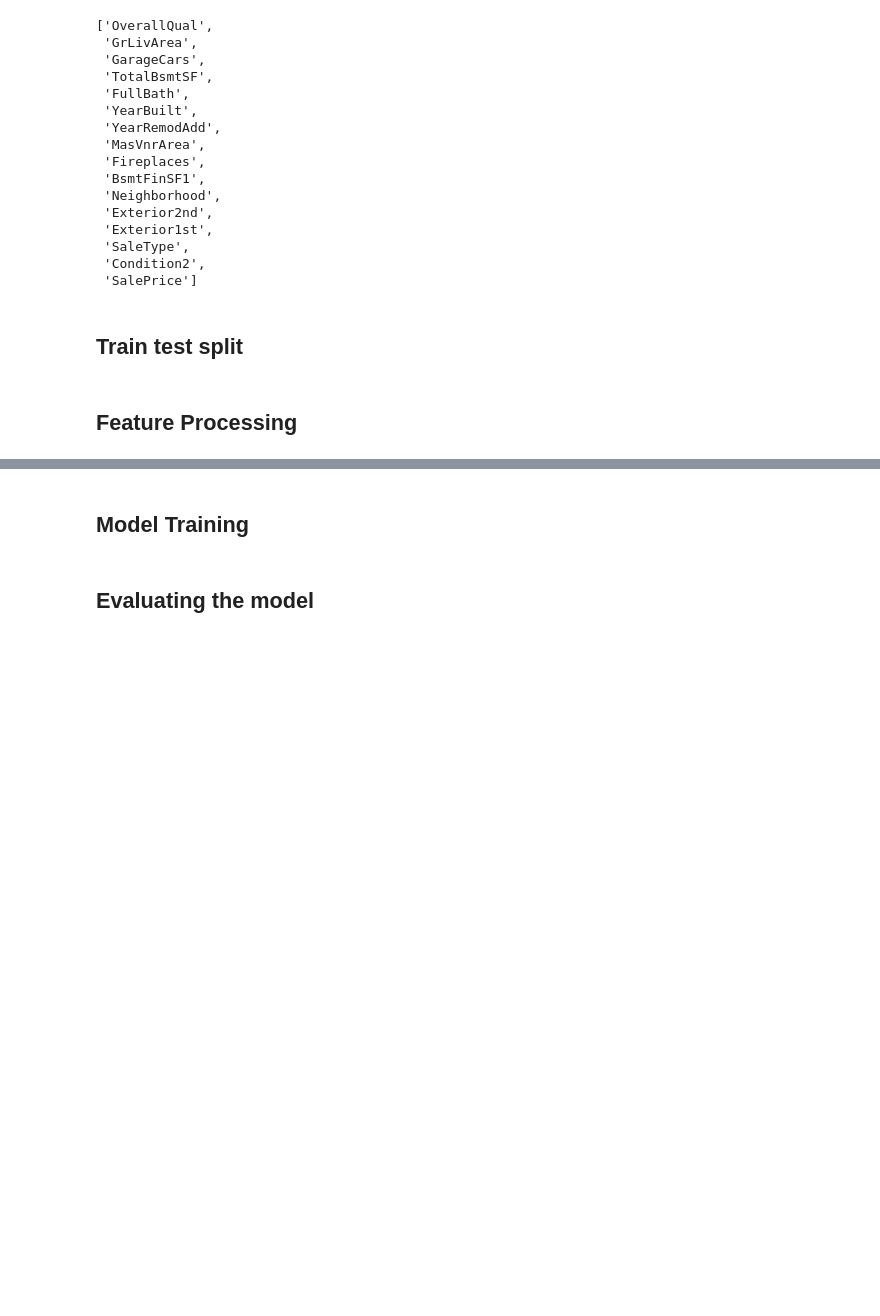
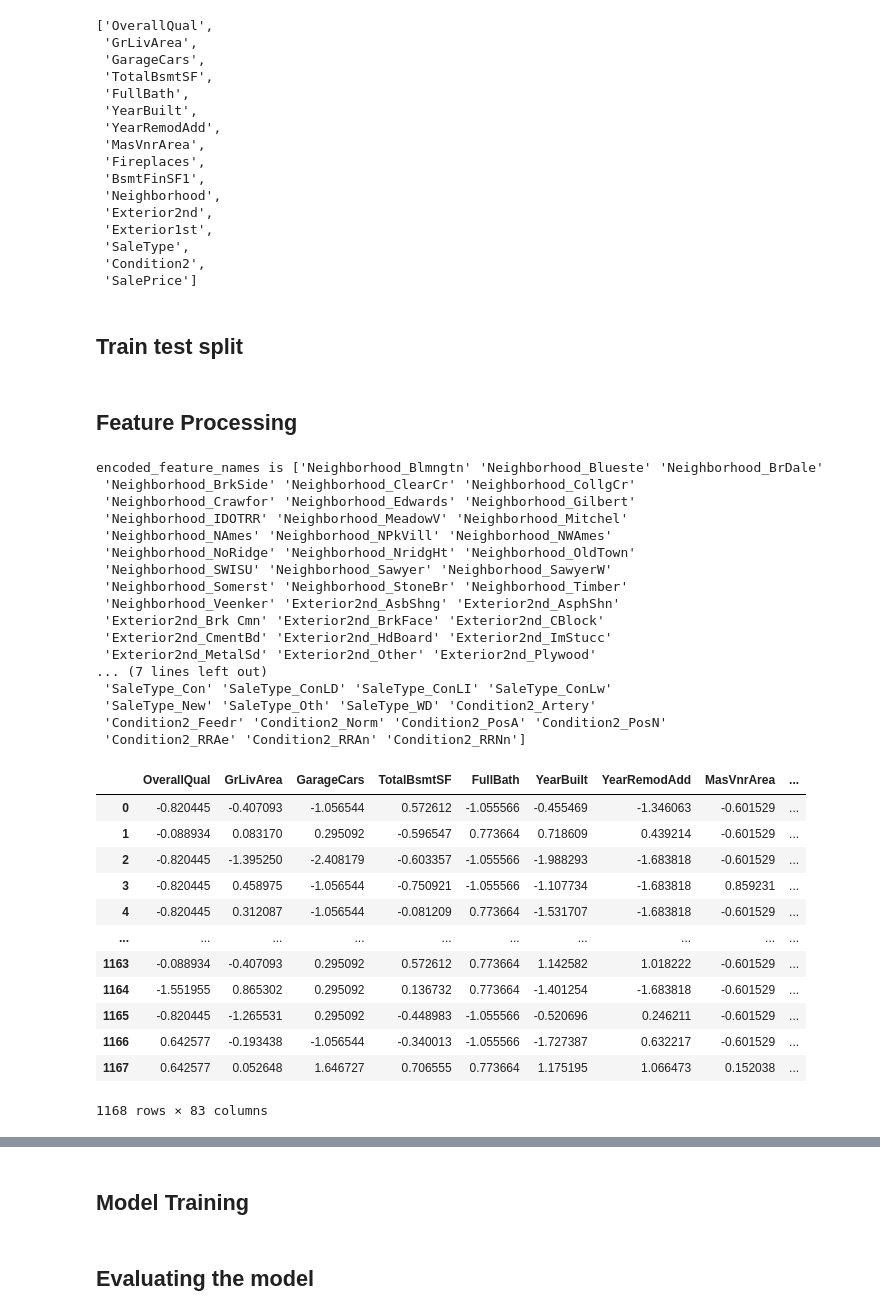
Before and after one commit to anandhukrishna1998/dsp-anandhu-krishna, a Jupyter notebook: notebooks/house-prices-modeling.ipynb, the cells around one changed output, grey strips where cells are left out. Cells and saved outputs as stored; diff of their text form; code cells hidden in the pictures; blank space fills up the shorter version.

```diff
--- a/notebooks/house-prices-modeling.ipynb
+++ b/notebooks/house-prices-modeling.ipynb
@@ -265,24 +281,63 @@ X_train, X_test, y_train, y_test = train_test_split(X, y, test_size=0.2, random_
 # %%
 # Feature Processing
 numeric_features = top_10_numerical_features
 
 categorical_features = top_5_categorical_features_list
 
 # Numeric feature scaling
 scaler = StandardScaler()
 X_train_scaled = scaler.fit_transform(X_train[numeric_features])
 X_test_scaled = scaler.transform(X_test[numeric_features])
 test_data_scaled = scaler.transform(test_data[numeric_features])
 
 
 # Categorical feature encoding
 encoder = OneHotEncoder(handle_unknown='ignore')
 X_train_encoded = encoder.fit_transform(X_train[categorical_features])
 X_test_encoded = encoder.transform(X_test[categorical_features])
 test_data_encoded = encoder.transform(test_data[categorical_features])
 
 
 # Combine scaled numeric features and encoded categorical features
 X_train_processed = np.hstack((X_train_scaled, X_train_encoded.toarray()))
 X_test_processed = np.hstack((X_test_scaled, X_test_encoded.toarray()))
 test_data_processed = np.hstack((test_data_scaled, test_data_encoded.toarray()))
+
+
+encoded_feature_names = encoder.get_feature_names_out(categorical_features)
+print('encoded_feature_names is' , encoded_feature_names)
+all_feature_names = np.concatenate([numeric_features, encoded_feature_names])
+#print("all_feature_names" , all_feature_names)
+X_train_processed_df = pd.DataFrame(X_train_processed, columns=all_feature_names)
+X_train_processed_df
+# %% [output]
+encoded_feature_names is ['Neighborhood_Blmngtn' 'Neighborhood_Blueste' 'Neighborhood_BrDale'
+ 'Neighborhood_BrkSide' 'Neighborhood_ClearCr' 'Neighborhood_CollgCr'
+ 'Neighborhood_Crawfor' 'Neighborhood_Edwards' 'Neighborhood_Gilbert'
+ 'Neighborhood_IDOTRR' 'Neighborhood_MeadowV' 'Neighborhood_Mitchel'
+ 'Neighborhood_NAmes' 'Neighborhood_NPkVill' 'Neighborhood_NWAmes'
+ 'Neighborhood_NoRidge' 'Neighborhood_NridgHt' 'Neighborhood_OldTown'
+ 'Neighborhood_SWISU' 'Neighborhood_Sawyer' 'Neighborhood_SawyerW'
+ 'Neighborhood_Somerst' 'Neighborhood_StoneBr' 'Neighborhood_Timber'
+ 'Neighborhood_Veenker' 'Exterior2nd_AsbShng' 'Exterior2nd_AsphShn'
+ 'Exterior2nd_Brk Cmn' 'Exterior2nd_BrkFace' 'Exterior2nd_CBlock'
+ 'Exterior2nd_CmentBd' 'Exterior2nd_HdBoard' 'Exterior2nd_ImStucc'
+ 'Exterior2nd_MetalSd' 'Exterior2nd_Other' 'Exterior2nd_Plywood'
+... (7 lines left out)
+ 'SaleType_Con' 'SaleType_ConLD' 'SaleType_ConLI' 'SaleType_ConLw'
+ 'SaleType_New' 'SaleType_Oth' 'SaleType_WD' 'Condition2_Artery'
+ 'Condition2_Feedr' 'Condition2_Norm' 'Condition2_PosA' 'Condition2_PosN'
+ 'Condition2_RRAe' 'Condition2_RRAn' 'Condition2_RRNn']
+|  | OverallQual | GrLivArea | GarageCars | TotalBsmtSF | FullBath | YearBuilt | YearRemodAdd | MasVnrArea | ... |
+| 0 | -0.820445 | -0.407093 | -1.056544 | 0.572612 | -1.055566 | -0.455469 | -1.346063 | -0.601529 | ... |
+| 1 | -0.088934 | 0.083170 | 0.295092 | -0.596547 | 0.773664 | 0.718609 | 0.439214 | -0.601529 | ... |
+| 2 | -0.820445 | -1.395250 | -2.408179 | -0.603357 | -1.055566 | -1.988293 | -1.683818 | -0.601529 | ... |
+| 3 | -0.820445 | 0.458975 | -1.056544 | -0.750921 | -1.055566 | -1.107734 | -1.683818 | 0.859231 | ... |
+| 4 | -0.820445 | 0.312087 | -1.056544 | -0.081209 | 0.773664 | -1.531707 | -1.683818 | -0.601529 | ... |
+| ... | ... | ... | ... | ... | ... | ... | ... | ... | ... |
+| 1163 | -0.088934 | -0.407093 | 0.295092 | 0.572612 | 0.773664 | 1.142582 | 1.018222 | -0.601529 | ... |
+| 1164 | -1.551955 | 0.865302 | 0.295092 | 0.136732 | 0.773664 | -1.401254 | -1.683818 | -0.601529 | ... |
+| 1165 | -0.820445 | -1.265531 | 0.295092 | -0.448983 | -1.055566 | -0.520696 | 0.246211 | -0.601529 | ... |
+| 1166 | 0.642577 | -0.193438 | -1.056544 | -0.340013 | -1.055566 | -1.727387 | 0.632217 | -0.601529 | ... |
+| 1167 | 0.642577 | 0.052648 | 1.646727 | 0.706555 | 0.773664 | 1.175195 | 1.066473 | 0.152038 | ... |
+1168 rows × 83 columns
```
Also changed, not shown: parts of 3 cells of this notebook, 11 other files.
